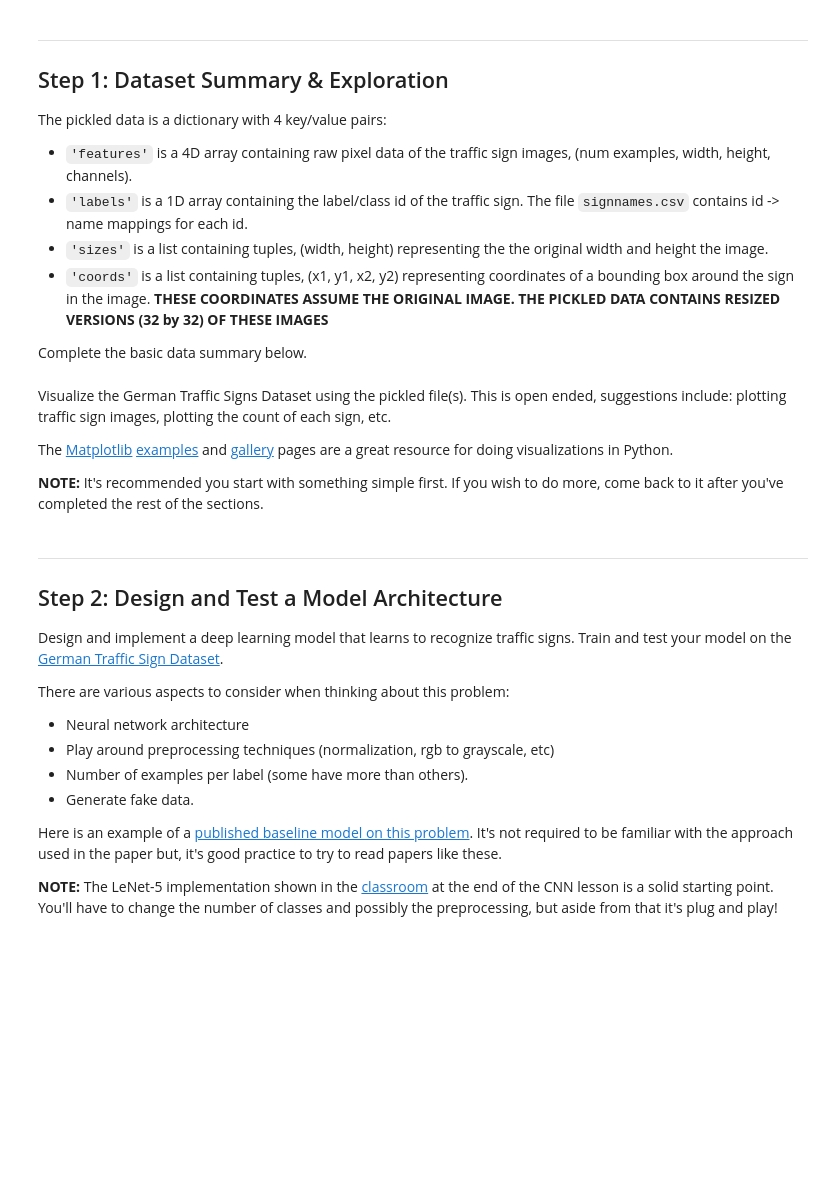
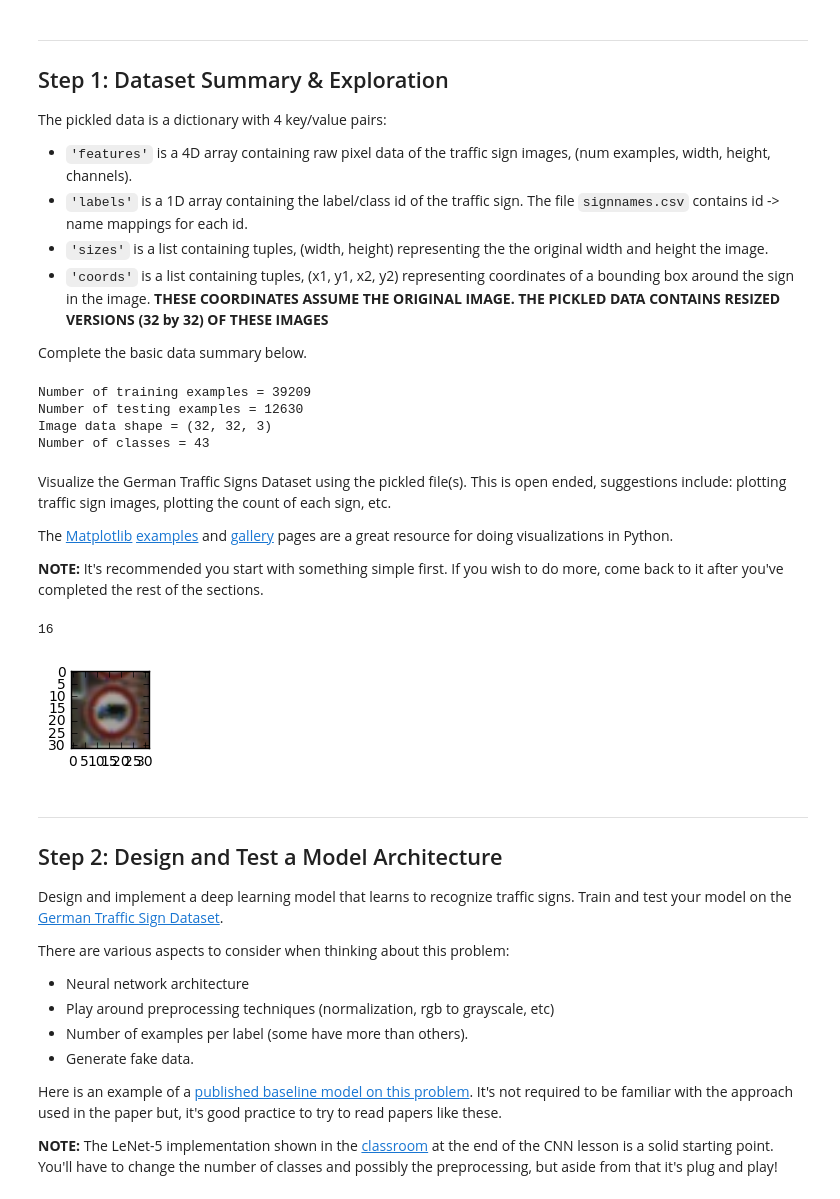
Before and after one commit to carltonwin8/CarND-Traffic-Sign-Classifier-Project, a Jupyter notebook: Traffic_Sign_Classifier.ipynb, the cells around one changed output. Drawn from its saved outputs; the diff is of its cells as text; code cells hidden in the pictures; blank space fills up the shorter version.

Commit message:
add initial code for training and some answers

```diff
--- a/Traffic_Sign_Classifier.ipynb
+++ b/Traffic_Sign_Classifier.ipynb
@@ -27,10 +27,10 @@ with open(training_file, mode='rb') as f:
 with open(testing_file, mode='rb') as f:
     test = pickle.load(f)
 
-X_train, y_train = train['features'], train['labels']
-X_test, y_test = test['features'], test['labels']
-print(X_train.shape, y_train.shape)
-print(X_test.shape, y_test.shape)
+Xc_train, yc_train = train['features'], train['labels']
+Xc_test, y_test = test['features'], test['labels']
+print(Xc_train.shape, yc_train.shape)
+print(Xc_test.shape, y_test.shape)
 # %% [output]
 (39209, 32, 32, 3) (39209,)
 (12630, 32, 32, 3) (12630,)
@@ -51,21 +51,26 @@ Complete the basic data summary below.
 ### Replace each question mark with the appropriate value.
 
 # TODO: Number of training examples
-n_train = ?
+nc_train = Xc_train.shape[0]
 
 # TODO: Number of testing examples.
-n_test = ?
+nc_test = Xc_test.shape[0]
 
 # TODO: What's the shape of an traffic sign image?
-image_shape = ?
+image_shape = Xc_train[0].shape
 
 # TODO: How many unique classes/labels there are in the dataset.
-n_classes = ?
+n_classes = len(set(yc_train))
 
-print("Number of training examples =", n_train)
-print("Number of testing examples =", n_test)
+print("Number of training examples =", nc_train)
+print("Number of testing examples =", nc_test)
 print("Image data shape =", image_shape)
 print("Number of classes =", n_classes)
+# %% [output]
+Number of training examples = 39209
+Number of testing examples = 12630
+Image data shape = (32, 32, 3)
+Number of classes = 43
 # %% [markdown]
 Visualize the German Traffic Signs Dataset using the pickled file(s). This is open ended, suggestions include: plotting traffic sign images, plotting the count of each sign, etc.
 
@@ -75,9 +80,20 @@ The [Matplotlib](http://matplotlib.org/) [examples](http://matplotlib.org/exampl
 # %%
 ### Data exploration visualization goes here.
 ### Feel free to use as many code cells as needed.
 import matplotlib.pyplot as plt
+import random
 # Visualizations will be shown in the notebook.
 %matplotlib inline
+
+index = random.randint(0, len(Xc_train))
+image = Xc_train[index].squeeze()
+
+plt.figure(figsize=(1,1))
+plt.imshow(image)
+print(yc_train[index])
+# %% [output]
+16
+[figure, added]
 # %% [markdown]
 ----
 
```
Also changed, not shown: parts of 12 cells of this notebook, 10 other files.
